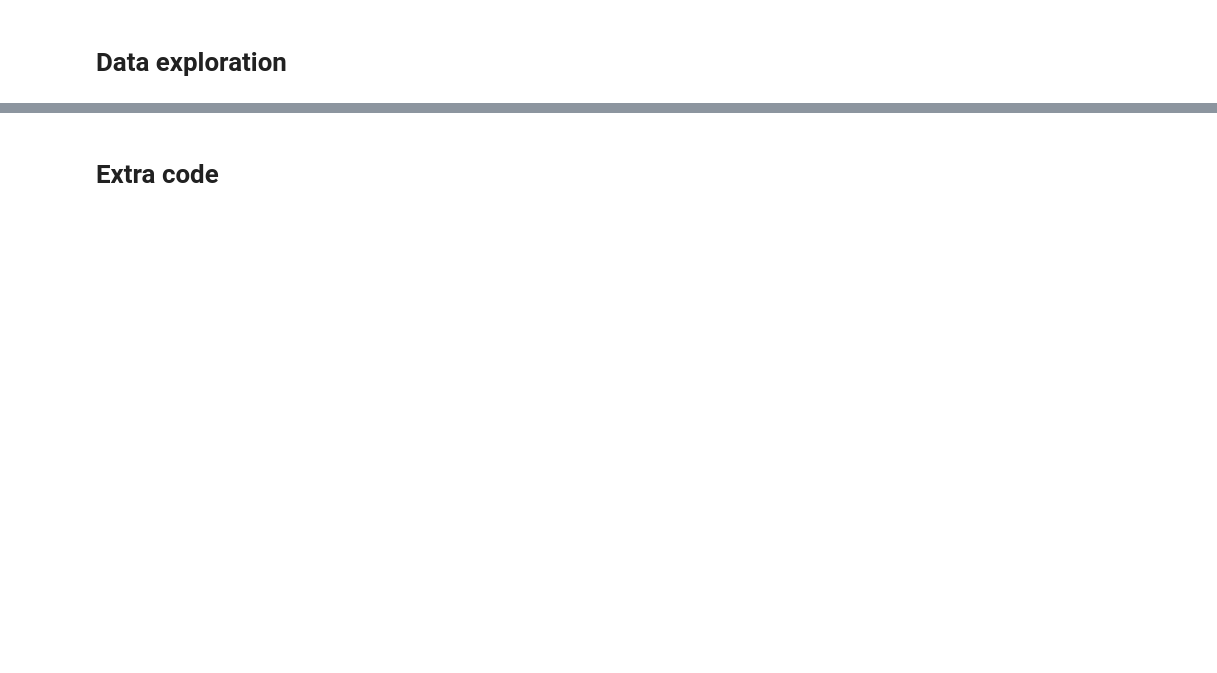
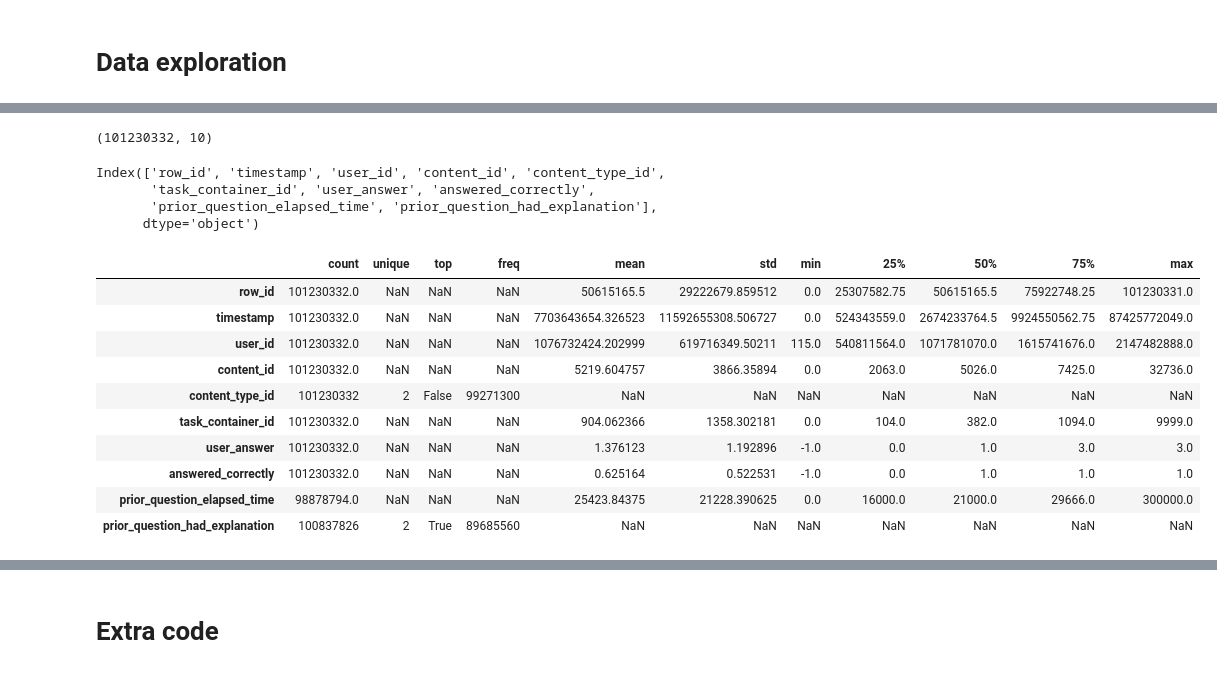
Before and after one commit to theresaskruzna/riiid_knowledge_tracing, a Jupyter notebook: 01_Data_Exploration.ipynb, the cells around one changed output, grey strips where cells are left out. Cells and saved outputs as stored; diff of their text form; code cells hidden in the pictures; blank space fills up the shorter version.

```diff
--- a/01_Data_Exploration.ipynb
+++ b/01_Data_Exploration.ipynb
@@ -183,0 +230,25 @@ The API loads the data using the types specified above (int32 for user_id, int8
+# %%
+train_df.shape
+# %% [output]
+(101230332, 10)
+# %%
+train_df.columns
+# %% [output]
+Index(['row_id', 'timestamp', 'user_id', 'content_id', 'content_type_id',
+       'task_container_id', 'user_answer', 'answered_correctly',
+       'prior_question_elapsed_time', 'prior_question_had_explanation'],
+      dtype='object')
+# %%
+train_df.describe(include='all').T
+# %% [output]
+|  | count | unique | top | freq | mean | std | min | 25% | 50% | 75% | max |
+| row_id | 101230332.0 | NaN | NaN | NaN | 50615165.5 | 29222679.859512 | 0.0 | 25307582.75 | 50615165.5 | 75922748.25 | 101230331.0 |
+| timestamp | 101230332.0 | NaN | NaN | NaN | 7703643654.326523 | 11592655308.506727 | 0.0 | 524343559.0 | 2674233764.5 | 9924550562.75 | 87425772049.0 |
+| user_id | 101230332.0 | NaN | NaN | NaN | 1076732424.202999 | 619716349.50211 | 115.0 | 540811564.0 | 1071781070.0 | 1615741676.0 | 2147482888.0 |
+| content_id | 101230332.0 | NaN | NaN | NaN | 5219.604757 | 3866.35894 | 0.0 | 2063.0 | 5026.0 | 7425.0 | 32736.0 |
+| content_type_id | 101230332 | 2 | False | 99271300 | NaN | NaN | NaN | NaN | NaN | NaN | NaN |
+| task_container_id | 101230332.0 | NaN | NaN | NaN | 904.062366 | 1358.302181 | 0.0 | 104.0 | 382.0 | 1094.0 | 9999.0 |
+| user_answer | 101230332.0 | NaN | NaN | NaN | 1.376123 | 1.192896 | -1.0 | 0.0 | 1.0 | 3.0 | 3.0 |
+| answered_correctly | 101230332.0 | NaN | NaN | NaN | 0.625164 | 0.522531 | -1.0 | 0.0 | 1.0 | 1.0 | 1.0 |
+| prior_question_elapsed_time | 98878794.0 | NaN | NaN | NaN | 25423.84375 | 21228.390625 | 0.0 | 16000.0 | 21000.0 | 29666.0 | 300000.0 |
+| prior_question_had_explanation | 100837826 | 2 | True | 89685560 | NaN | NaN | NaN | NaN | NaN | NaN | NaN |
```
Also changed, not shown: parts of 38 cells of this notebook.
